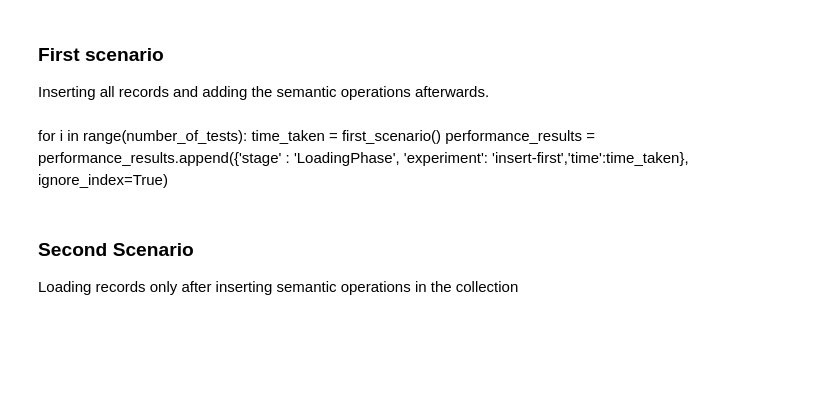
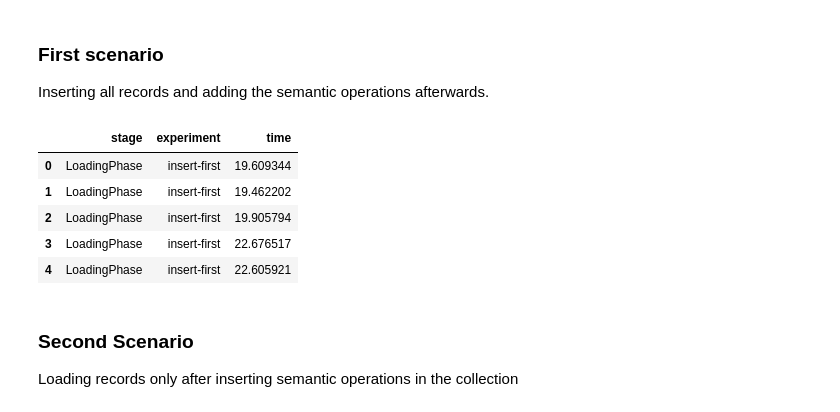
Before and after one commit to pisn/semantic_heterogeneous_database, a Jupyter notebook: simulations.ipynb, the cells around one changed output. Drawn from its saved outputs; the diff is of its cells as text; code cells hidden in the pictures; blank space fills up the shorter version.

```diff
--- a/simulations.ipynb
+++ b/simulations.ipynb
@@ -56,7 +56,3 @@ def first_scenario():
     end = time.time()
     d.destroy()
     return (end - start)
-# %% [markdown]
-for i in range(number_of_tests):
-    time_taken = first_scenario()
-    performance_results = performance_results.append({'stage' : 'LoadingPhase', 'experiment': 'insert-first','time':time_taken}, ignore_index=True)
@@ -63,3 +63,12 @@ for i in range(number_of_tests):
+# %%
+performance_results
+# %% [output]
+|  | stage | experiment | time |
+| 0 | LoadingPhase | insert-first | 19.609344 |
+| 1 | LoadingPhase | insert-first | 19.462202 |
+| 2 | LoadingPhase | insert-first | 19.905794 |
+| 3 | LoadingPhase | insert-first | 22.676517 |
+| 4 | LoadingPhase | insert-first | 22.605921 |
 # %% [markdown]
 ### Second Scenario
 Loading records only after inserting semantic operations in the collection
```
Also changed, not shown: parts of 16 cells of this notebook, 1 other file.
